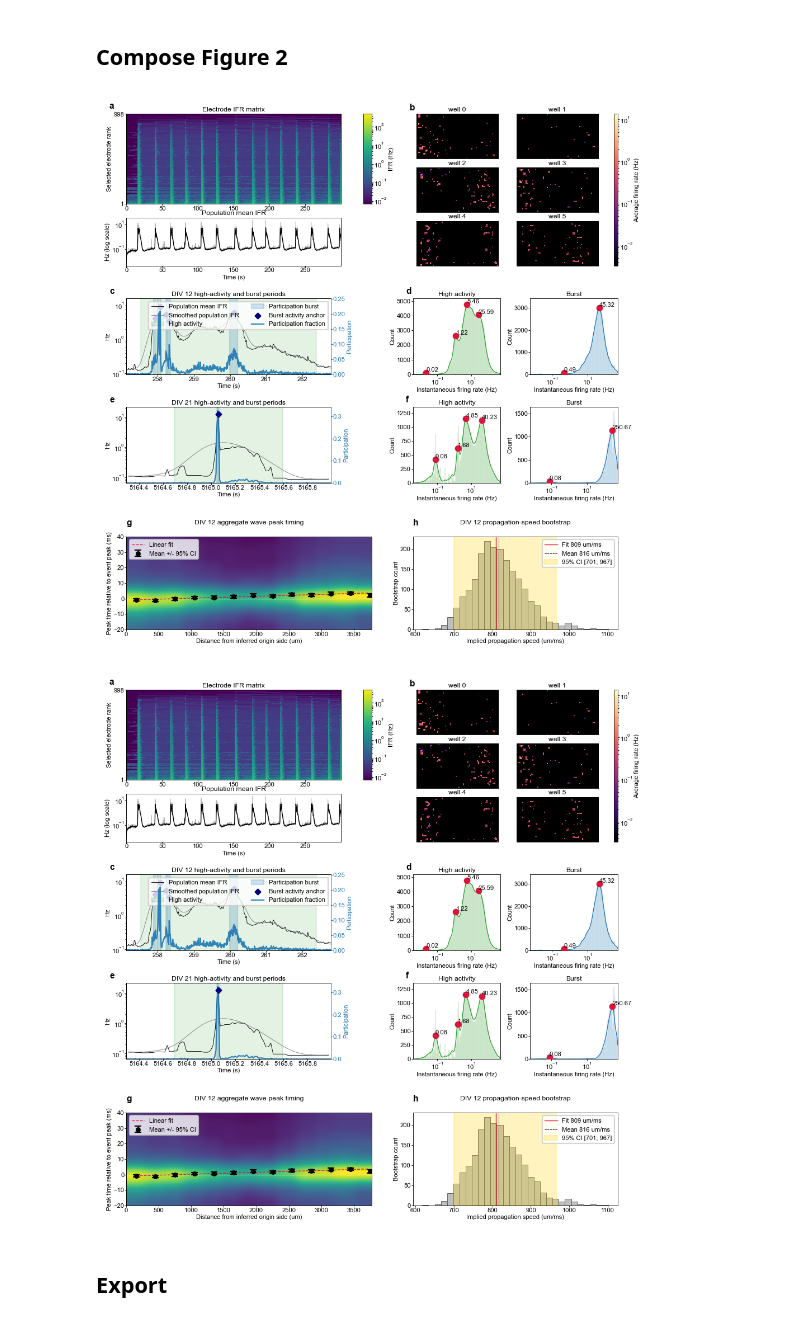
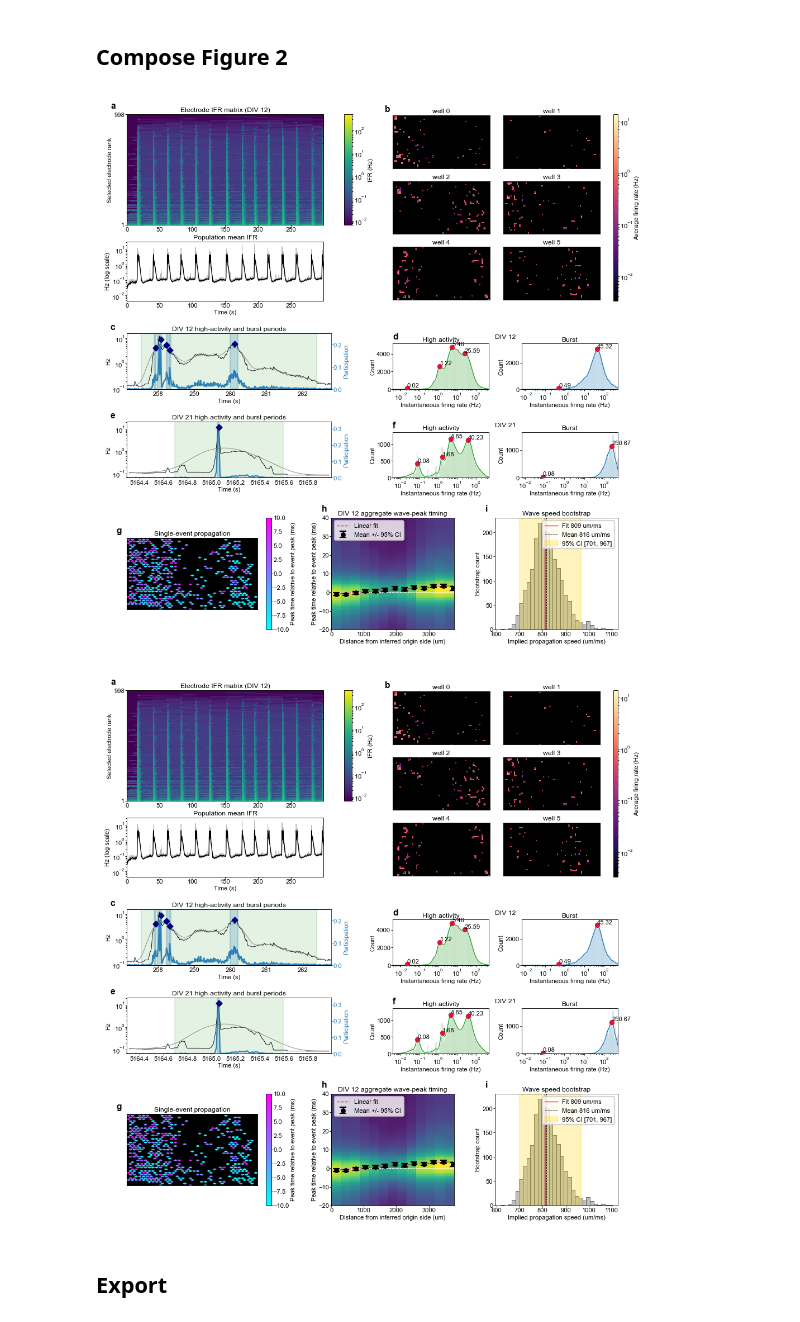
Before and after one commit to dlrebbin98/ephax, a Jupyter notebook: Notebooks/figure_2_burst_compilation.ipynb, the cells around one changed output. Cells and saved outputs as stored; diff of their text form; code cells hidden in the pictures.

```diff
--- a/Notebooks/figure_2_burst_compilation.ipynb
+++ b/Notebooks/figure_2_burst_compilation.ipynb
@@ -385,6 +434,7 @@ def cache_is_current(payload):
         and payload.get("example_well") == EXAMPLE_WELL
         and payload.get("wave_div") == WAVE_DIV
         and "wave" in payload
+        and "peak_time_map" in payload
     )
 
 
@@ -405,6 +455,7 @@ if FORCE_RERUN or not CACHE_PATH.exists():
         "activity_kde": {div: build_activity_kde_for_div(div) for div in DIVS},
         "grid": {12: build_grid_panel_for_div(12)},
         "wave": {WAVE_DIV: build_aggregate_wave_for_div(WAVE_DIV)},
+        "peak_time_map": {12: build_highest_activity_peak_time_map_for_div(EXAMPLE_WELL, 12)},
     }
     with CACHE_PATH.open("wb") as f:
         pickle.dump(figure2_data, f)
@@ -475,21 +526,35 @@ def draw_grid_panel(data, axes, **options):
     opts.setdefault("recording_titles", data["titles"])
     opts.setdefault("show_colorbar", True)
     return draw_grid_avghz_panel(data["grids"], axes, **opts)
+
+def draw_peak_time_map_panel(data, ax, **options):
+    opts = dict(options)
+    opts.pop("show_legend", None)
+    opts.setdefault("title", data.get("title"))
+    opts.setdefault("cmap", "cool")
+    opts.setdefault("vmin", WAVE_PEAK_SEARCH_START_MS)
+    opts.setdefault("vmax", WAVE_PEAK_SEARCH_STOP_MS)
+    opts.setdefault("compact", True)
+    opts.setdefault("show_colorbar", True)
+    opts.setdefault("xlim", data.get("xlim"))
+    opts.setdefault("ylim", data.get("ylim"))
+    opts.setdefault("marker_size", 4.0)
+    return draw_electrode_peak_time_map(data["peak_map"], ax, **opts)
 # %% [markdown]
 ## Compose Figure 2
 # %%
 fig2 = compose_figure(
-    figure(width="two_column", height_mm=190, rows=[0.4, 0.2, 0.2, 0.3], row_gaps=[0.02, 0.02, 0.02], wspace=0, constrained_layout=False),
+    figure(width="two_column", height_mm=190, rows=[0.5, 0.15, 0.15, 0.3], row_gaps=[0.02, 0.02, 0.04], wspace=0, ncols=24, constrained_layout=False),
     [
         panel(
             "ifr_div12",
             label="a",
-            loc=(0, 0, 1, 6),
+            loc=(0, 0, 1, 11),
             draw=draw_population_ifr_summary,
             data=figure2_data["single"][12]["population"],
             axes_factory=population_ifr_summary_axes_factory,
             options={
-                "heatmap_title": "Electrode IFR matrix",
+                "heatmap_title": "Electrode IFR matrix (DIV 12)",
                 "mean_title": "Population mean IFR",
                 "show_titles": True,
                 "mean_log_scale": True,
@@ -500,7 +565,7 @@ fig2 = compose_figure(
         panel(
             "grid_div12",
             label="b",
-            loc=(0, 7, 1, 5),
+            loc=(0, 13, 1, 11),
             draw=draw_grid_panel,
             data=figure2_data["grid"][12],
             axes_factory=lambda fig, subplotspec: grid_avghz_panel_axes_factory(fig, subplotspec, n_items=len(WELLS), ncols=2),
@@ -509,7 +574,7 @@ fig2 = compose_figure(
         panel(
             "burst_div12",
             label="c",
-            loc=(1, 0, 1, 5),
+            loc=(1, 0, 1, 10),
             draw=draw_high_activity_burst_windows,
             data=high_activity_panel_data(12),
             options={
@@ -524,7 +589,8 @@ fig2 = compose_figure(
         panel(
             "kde_div12",
             label="d",
-            loc=(1, 7, 1, 5),
+            loc=(1, 13, 1, 11),
+            suptitle="DIV 12",
             draw=draw_activity_kde_panel,
             data=figure2_data["activity_kde"][12],
             axes_factory=side_by_side_kde_axes_factory,
@@ -534,7 +600,7 @@ fig2 = compose_figure(
         panel(
             "burst_div21",
             label="e",
-            loc=(2, 0, 1, 5),
+            loc=(2, 0, 1, 10),
             draw=draw_high_activity_burst_windows,
             data=high_activity_panel_data(21),
             options={
@@ -542,44 +608,51 @@ fig2 = compose_figure(
                 "window_order": "peak_ifr",
                 "pad_s": BURST_WINDOW_PAD_SEC,
                 "show_legend": False,
                 "title": "DIV 21 high-activity and burst periods",
                 "compact": False,
             },
         ),
         panel(
             "kde_div21",
             label="f",
-            loc=(2, 7, 1, 5),
+            loc=(2, 13, 1, 11),
+            suptitle="DIV 21",
             draw=draw_activity_kde_panel,
             data=figure2_data["activity_kde"][21],
             axes_factory=side_by_side_kde_axes_factory,
             options={"max_peak_labels": 6,
                      "show_legend": False},
         ),
         panel(
+            "peak_time_map_div12",
+            label="g",
+            loc=(3, 0, 1, 8),
+            draw=draw_peak_time_map_panel,
+            data=figure2_data["peak_time_map"][12],
+            options={"compact": True, "show_colorbar": True, "render_mode": "hexbin", "gridsize": 35, "title": "Single-event propagation" },
+        ),
+        panel(
             "wave_timing_div12",
-            label="g",
-            loc=(3, 0, 1, 6),
-            suptitle="DIV 12 aggregate wave-peak timing",
+            label="h",
+            loc=(3, 10, 1, 6),
             draw=draw_wave_timing_panel,
             data=figure2_data["wave"][12]["result"],
-            options={"compact": True, "show_colorbar": False, "show_legend": True},
+            options={"compact": True, "show_colorbar": False, "show_legend": True, "title": "DIV 12 aggregate wave-peak timing" },
         ),
         panel(
             "wave_bootstrap_div12",
-            label="h",
-            loc=(3, 7, 1, 5),
-            suptitle="DIV 12 propagation-speed bootstrap",
+            label="i",
+            loc=(3, 18, 1, 6),
             draw=draw_wave_bootstrap_panel,
             data=figure2_data["wave"][12]["result"],
-            options={"compact": True, "show_legend": True},
+            options={"compact": True, "show_legend": True, "title": "Wave speed bootstrap" },
         ),
     ],
 )
 fig2.fig
 # %% [output]
-[figure, old version]
+[figure, new version]
-[figure, old version]
+[figure, new version]
 # %% [markdown]
 ## Export
 # %%
```
Also changed, not shown: parts of 3 cells of this notebook, 8 other files.
